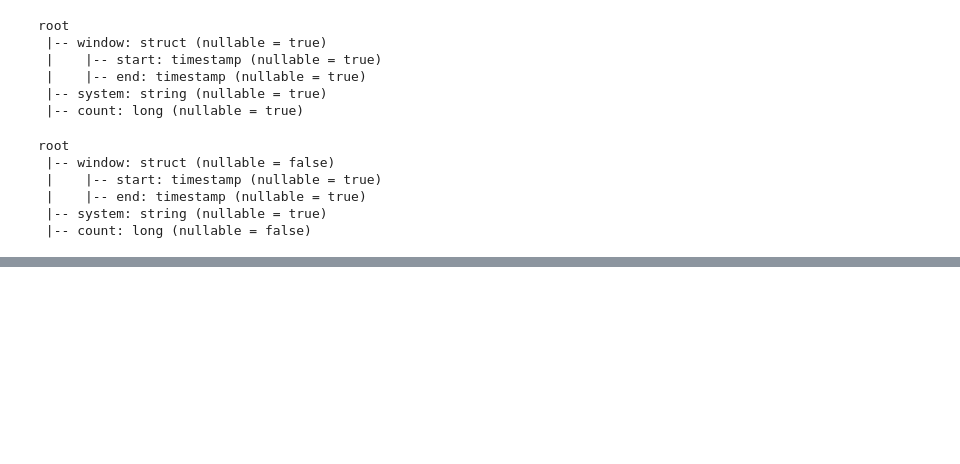
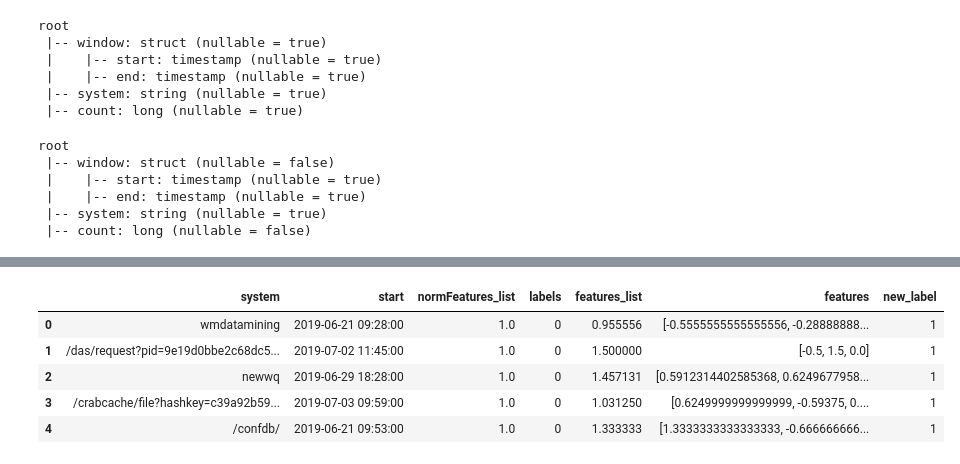
Before and after one commit to operationalintelligence/EmailAlertingSystem, a Jupyter notebook: StreamingNotebook/TriggerAlert.ipynb, the cells around one changed output, grey strips where cells are left out. Saved outputs shown, nothing was run; the diff lists cells and outputs as text; code cells hidden in the pictures; blank space fills up the shorter version.

```diff
--- a/StreamingNotebook/TriggerAlert.ipynb
+++ b/StreamingNotebook/TriggerAlert.ipynb
@@ -151,0 +193,6 @@ only showing top 20 rows
+# %%
+to_array = udf(lambda x: x.toArray().tolist(), ArrayType(DoubleType()))
+lInfNormData_new = lInfNormData\
+.withColumn('normFeatures_list', to_array(lInfNormData.normFeatures))\
+.withColumn('features_list', to_array(lInfNormData.features))\
+.drop("normFeatures")
@@ -151,0 +213,11 @@ only showing top 20 rows
+# %%
+from pyspark.sql.functions import udf, explode
+from pyspark.sql.types import *
+from pyspark.ml.linalg import *
+parsed_data=lInfNormData_new.withColumn("tmp", arrays_zip("start", "normFeatures_list","features_list",'labels'))\
+    .withColumn("tmp", explode("tmp"))\
+    .select("system", col("tmp.start"), col("tmp.normFeatures_list"), col("tmp.labels"),col("tmp.features_list"),"features")
+# parsed_data.show()
+# %%
+new_alert=parsed_data.select('*', when((abs(col('normFeatures_list'))>0.9), 1).otherwise(0).alias('new_label'))
+parsed_data.printSchema()
@@ -151,0 +237,9 @@ only showing top 20 rows
+# %%
+new_alert.filter('new_label==1 and labels==0').toPandas().head(5)
+# %% [output]
+|  | system | start | normFeatures_list | labels | features_list | features | new_label |
+| 0 | wmdatamining | 2019-06-21 09:28:00 | 1.0 | 0 | 0.955556 | [-0.5555555555555556, -0.28888888... | 1 |
+| 1 | /das/request?pid=9e19d0bbe2c68dc5... | 2019-07-02 11:45:00 | 1.0 | 0 | 1.500000 | [-0.5, 1.5, 0.0] | 1 |
+| 2 | newwq | 2019-06-29 18:28:00 | 1.0 | 0 | 1.457131 | [0.5912314402585368, 0.6249677958... | 1 |
+| 3 | /crabcache/file?hashkey=c39a92b59... | 2019-07-03 09:59:00 | 1.0 | 0 | 1.031250 | [0.6249999999999999, -0.59375, 0.... | 1 |
+| 4 | /confdb/ | 2019-06-21 09:53:00 | 1.0 | 0 | 1.333333 | [1.3333333333333333, -0.666666666... | 1 |
```
Also changed, not shown: parts of 38 cells of this notebook.
